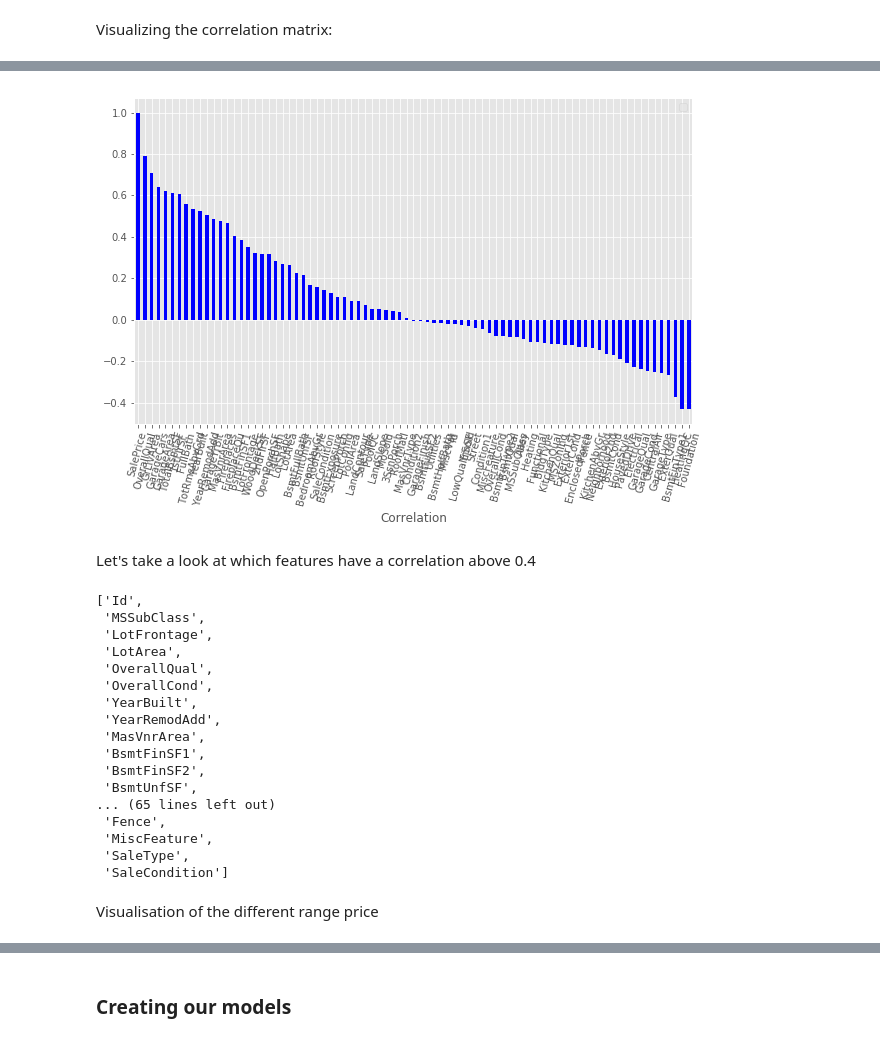
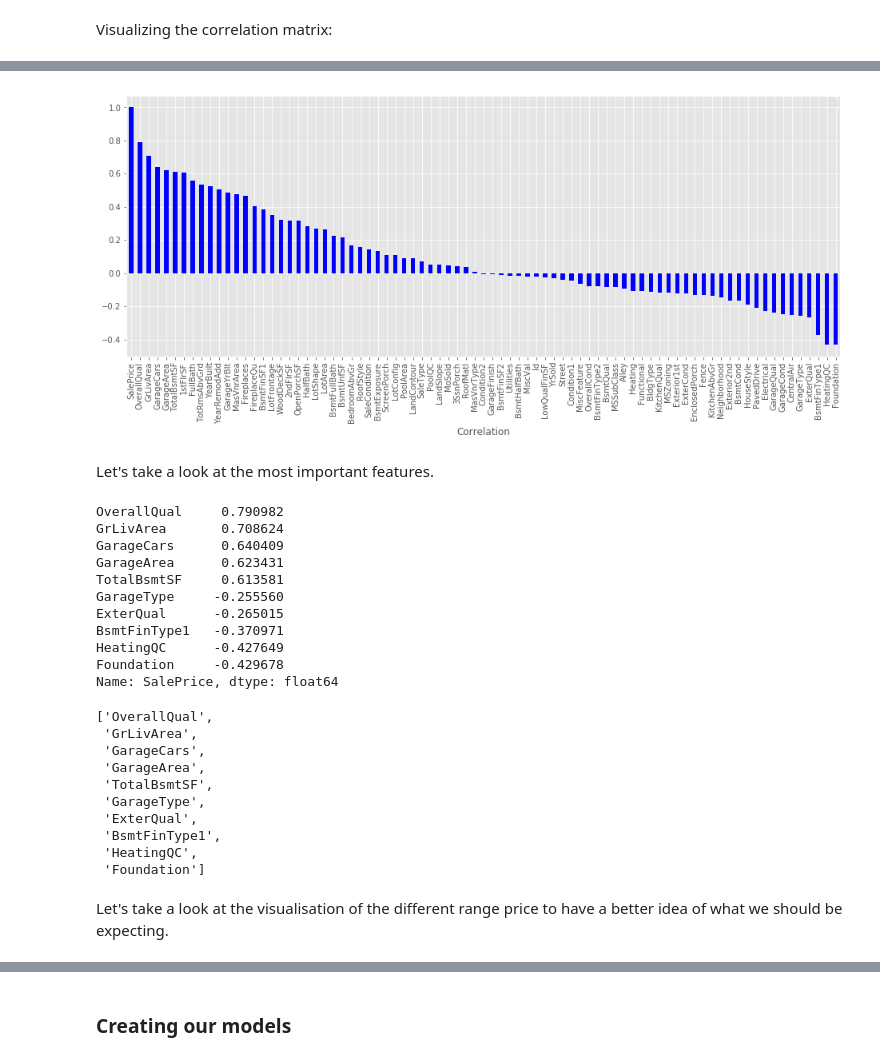
Before and after one commit to Thomas92330/automlbench, a Jupyter notebook: Scripts/California_House.ipynb, the cells around one changed output, grey strips where cells are left out. Saved outputs shown, nothing was run; the diff lists cells and outputs as text; code cells hidden in the pictures.

```diff
--- a/Scripts/California_House.ipynb
+++ b/Scripts/California_House.ipynb
@@ -71,0 +53,8 @@ Overall, there is few missing value compared to the globality of our dataset, th
+# %%
+y_nan_values = []
+x_nan_values = []
+for col in df.columns:
+    if(df[col].isna().sum()>200):
+        y_nan_values.append(df[col].isna().sum())
+        x_nan_values.append(col)
+sns.barplot(x= x_nan_values, y=y_nan_values)
@@ -71,0 +64,8 @@ Overall, there is few missing value compared to the globality of our dataset, th
+# %%
+y_nan_values = []
+x_nan_values = []
+for col in df.columns:
+    if(df[col].isna().sum()>0 and df[col].isna().sum()<200 ):
+        y_nan_values.append(df[col].isna().sum())
+        x_nan_values.append(col)
+sns.barplot(x= x_nan_values, y=y_nan_values).set_xticklabels(x_nan_values, rotation=45);
@@ -72,4 +76,4 @@ Overall, there is few missing value compared to the globality of our dataset, th
 # %%
-df = df.dropna()
+df = df.fillna(value = 0)
 # %% [markdown]
 #### String values
@@ -78,5 +83,4 @@ We start by isolating string features
 # %%
-df = train_df
 for x in df.columns:
     if (df[x].dtype == 'float64' or df[x].dtype == 'int64'):
         df = df.drop(x,axis=1)
@@ -169,41 +138,50 @@ Name: SalePrice, dtype: float64
 # %%
+corr = df.corr()
 corr_SalePrice = corr.SalePrice.sort_values(ascending=False)
 corr_SalePrice.plot(kind='bar', color='blue')
 plt.xlabel('Correlation')
 plt.ylabel('')
-plt.xticks(rotation=75)
+plt.xticks(rotation=90)
 plt.legend([])
 plt.show()
 # %% [output]
-[figure, old version]
+[figure, new version]
 # %% [markdown]
-Let's take a look at which features have a correlation above 0.4
+Let's take a look at the most important features.
+# %%
+important_corr = corr['SalePrice'].sort_values(ascending=False)[:6].drop(labels='SalePrice')
+important_corr = important_corr.append(corr['SalePrice'].sort_values(ascending=False)[-5:])
+print(important_corr)
+# %% [output]
+OverallQual     0.790982
+GrLivArea       0.708624
+GarageCars      0.640409
+GarageArea      0.623431
+TotalBsmtSF     0.613581
+GarageType     -0.255560
+ExterQual      -0.265015
+BsmtFinType1   -0.370971
+HeatingQC      -0.427649
+Foundation     -0.429678
+Name: SalePrice, dtype: float64
 # %%
 list_of_important_features = []
-important_corr = corr['SalePrice']>0.4
 for i in important_corr.index:
     list_of_important_features.append(i)
 list_of_important_features
 # %% [output]
-['Id',
- 'MSSubClass',
- 'LotFrontage',
- 'LotArea',
- 'OverallQual',
- 'OverallCond',
- 'YearBuilt',
- 'YearRemodAdd',
- 'MasVnrArea',
- 'BsmtFinSF1',
- 'BsmtFinSF2',
- 'BsmtUnfSF',
-... (65 lines left out)
- 'Fence',
- 'MiscFeature',
- 'SaleType',
- 'SaleCondition']
+['OverallQual',
+ 'GrLivArea',
+ 'GarageCars',
+ 'GarageArea',
+ 'TotalBsmtSF',
+ 'GarageType',
+ 'ExterQual',
+ 'BsmtFinType1',
+ 'HeatingQC',
+ 'Foundation']
-# %% [markdown]
-Visualisation of the different range price
+# %% [markdown]
+Let's take a look at the visualisation of the different range price to have a better idea of what we should be expecting.
 # %%
 plt.hist(df.SalePrice)
 plt.show()
```
Also changed, not shown: parts of 75 cells of this notebook, 10 other files.
